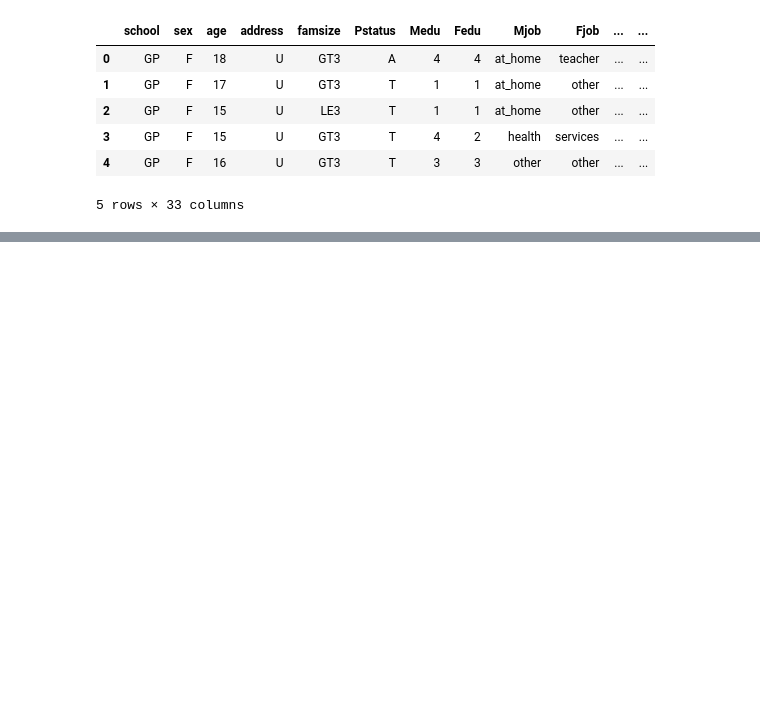
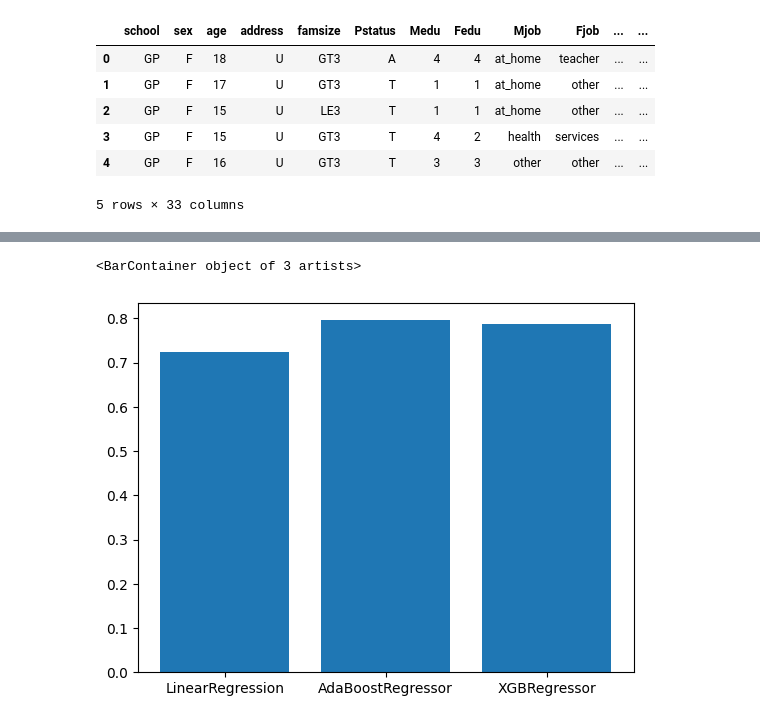
Before and after one commit to mim-uw/eXplainableMachineLearning-2023, a Jupyter notebook: Homeworks/HW1/KajetanHusiatynski/hw1.ipynb, the cells around one changed output, grey strips where cells are left out. Drawn from its saved outputs; the diff is of its cells as text; code cells hidden in the pictures; blank space fills up the shorter version.

```diff
--- a/Homeworks/HW1/KajetanHusiatynski/hw1.ipynb
+++ b/Homeworks/HW1/KajetanHusiatynski/hw1.ipynb
@@ -84,0 +122,5 @@ DecisionTreeClassifier yielded the best results with 100% accuracy on training s
+# %%
+plt.bar(names, test_scores)
+# %% [output]
+<BarContainer object of 3 artists>
+[figure, added]
```
Also changed, not shown: parts of 20 cells of this notebook.
